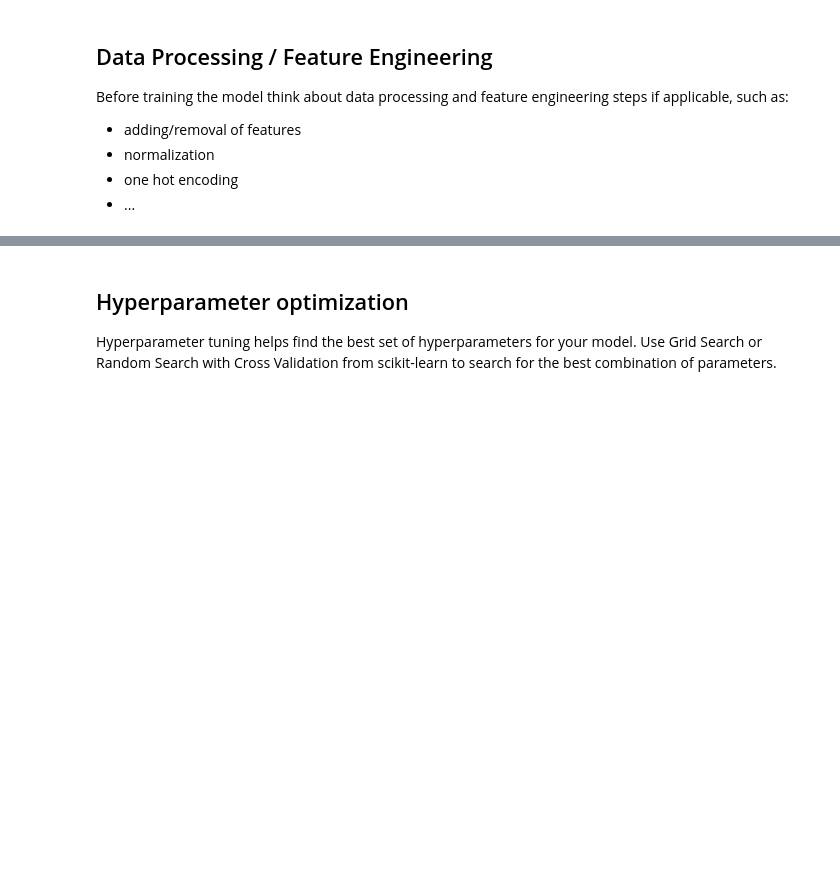
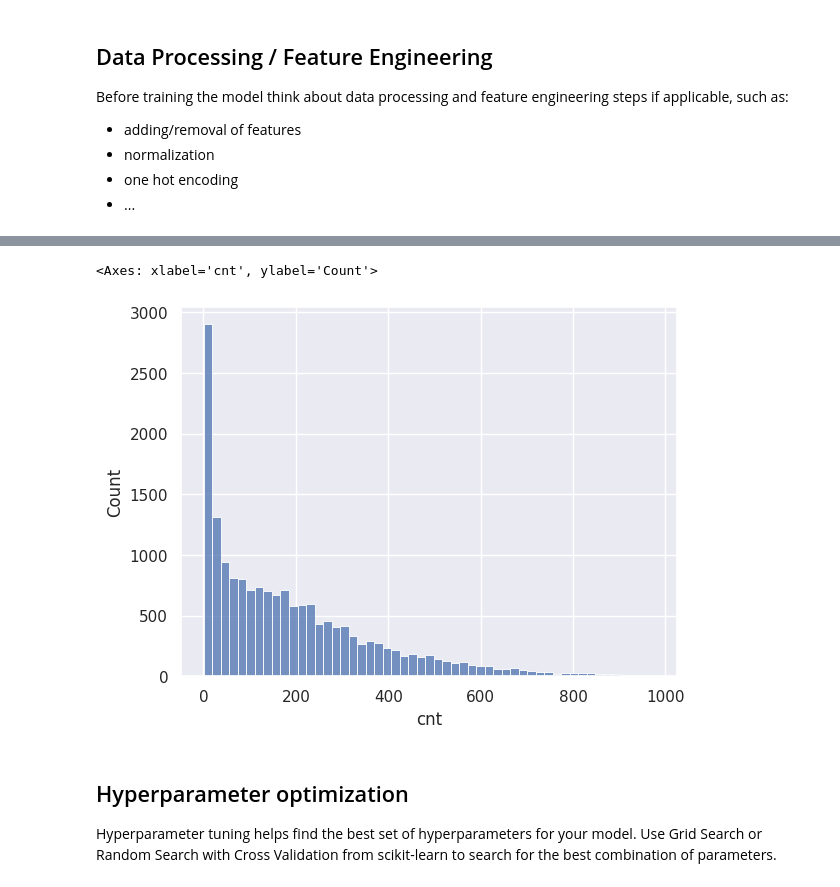
Before and after one commit to rzapatam/AI_Transportation_Assignments, a Jupyter notebook: Exercise_2_regression_model/Assignment_1_Regression_model.ipynb, the cells around one changed output, grey strips where cells are left out. Drawn from its saved outputs; the diff is of its cells as text; code cells hidden in the pictures; blank space fills up the shorter version.

```diff
--- a/Exercise_2_regression_model/Assignment_1_Regression_model.ipynb
+++ b/Exercise_2_regression_model/Assignment_1_Regression_model.ipynb
@@ -58,0 +89,2 @@ Before training the model think about data processing and feature engineering st
+# %%
+df = df.drop(['instant','dteday','casual','registered'], axis=1)
@@ -59,3 +105,13 @@ Before training the model think about data processing and feature engineering st
+# %%
+%matplotlib inline
+import matplotlib.pyplot as plt
+import seaborn as sns
+sns.set()
+
+sns.histplot(x=df['cnt'])
+# %% [output]
+<Axes: xlabel='cnt', ylabel='Count'>
+[figure, added]
 # %% [markdown]
 ## Hyperparameter optimization
 Hyperparameter tuning helps find the best set of hyperparameters for your model. Use Grid Search or Random Search with Cross Validation from scikit-learn to search for the best combination of parameters.
```
Also changed, not shown: parts of 5 cells of this notebook.
